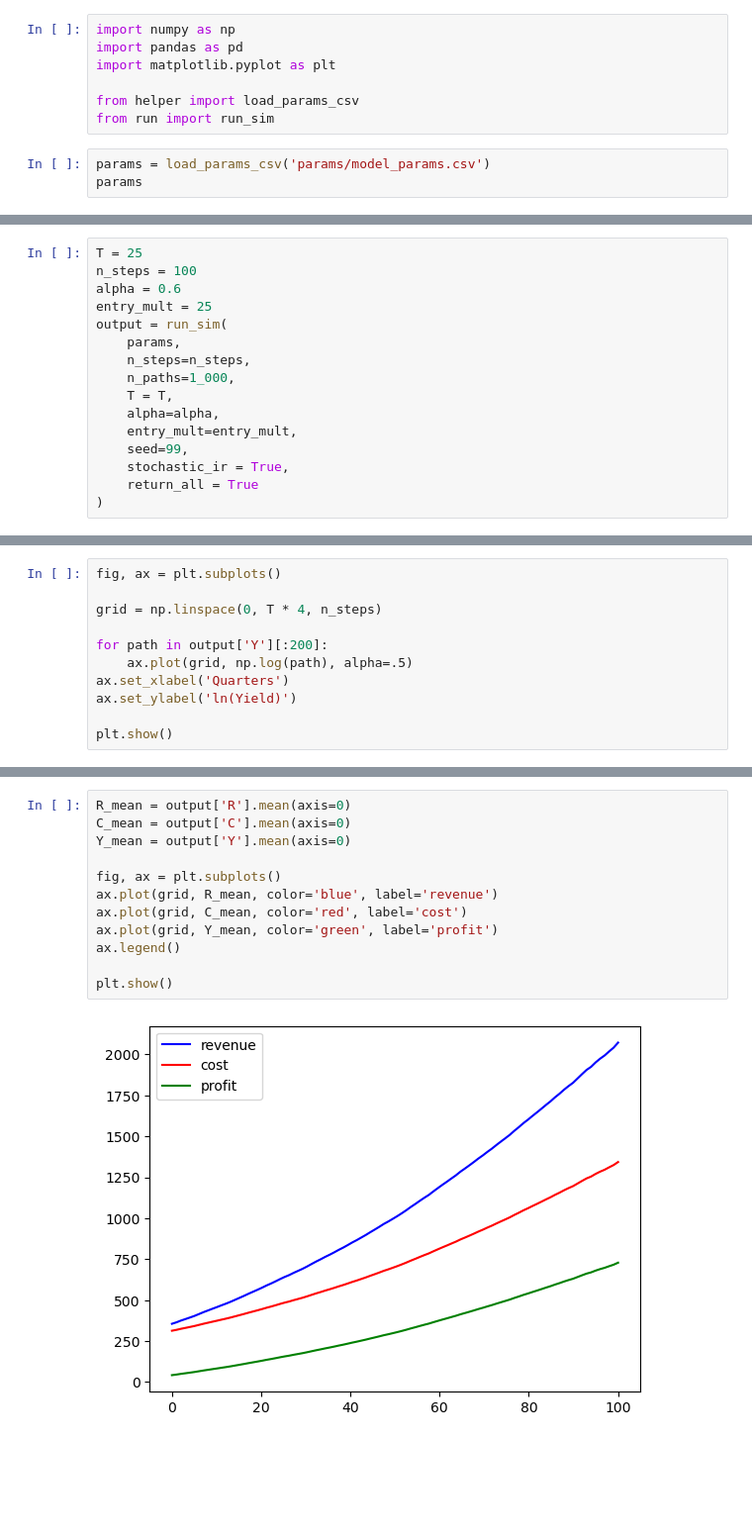
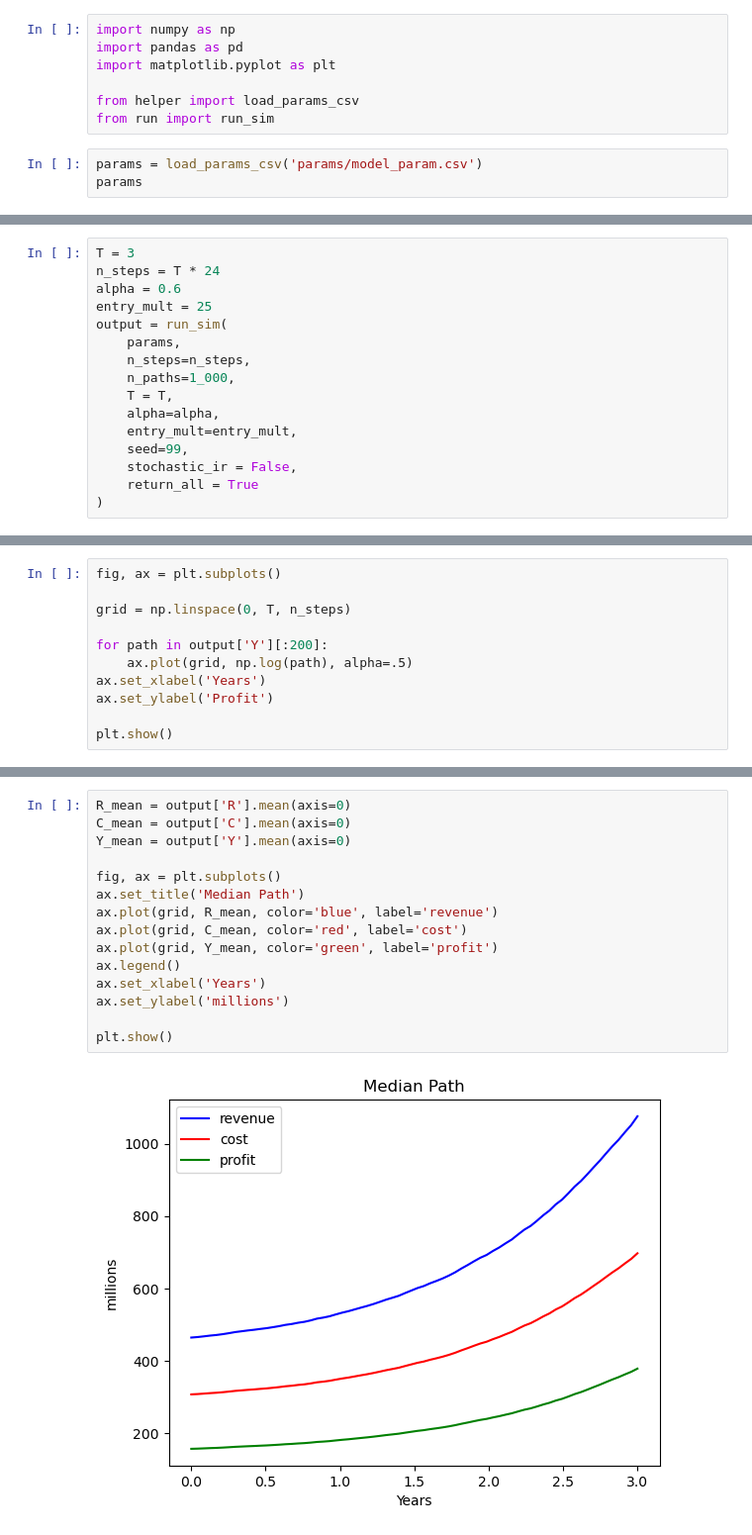
Before and after one commit to dolyasergey/master-thesis, a Jupyter notebook: LBO Simulation.ipynb, the cells around one changed output, grey strips where cells are left out. Shown at 99% size. Cells and saved outputs as stored; diff of their text form; blank space fills up the shorter version.

```diff
--- a/LBO Simulation.ipynb
+++ b/LBO Simulation.ipynb
@@ -6,6 +6,6 @@ import matplotlib.pyplot as plt
 from helper import load_params_csv
 from run import run_sim
 # %%
-params = load_params_csv('params/model_params.csv')
+params = load_params_csv('params/model_param.csv')
 params
 # %% [output]
@@ -30,6 +25,6 @@ params
 # %%
-T = 25
-n_steps = 100
+T = 3
+n_steps = T * 24
 alpha = 0.6
 entry_mult = 25
 output = run_sim(
@@ -40,7 +35,7 @@ output = run_sim(
     alpha=alpha,
     entry_mult=entry_mult,
     seed=99,
-    stochastic_ir = True,
+    stochastic_ir = False,
     return_all = True
 )
 # %%
@@ -63,12 +58,12 @@ plt.show()
 # %%
 fig, ax = plt.subplots()
 
-grid = np.linspace(0, T * 4, n_steps)
+grid = np.linspace(0, T, n_steps)
 
 for path in output['Y'][:200]:
     ax.plot(grid, np.log(path), alpha=.5)
-ax.set_xlabel('Quarters')
-ax.set_ylabel('ln(Yield)')
+ax.set_xlabel('Years')
+ax.set_ylabel('Profit')
 
 plt.show()
 # %% [output]
@@ -76,17 +71,20 @@ plt.show()
 # %%
 R_mean = output['R'].mean(axis=0)
 C_mean = output['C'].mean(axis=0)
 Y_mean = output['Y'].mean(axis=0)
 
 fig, ax = plt.subplots()
+ax.set_title('Median Path')
 ax.plot(grid, R_mean, color='blue', label='revenue')
 ax.plot(grid, C_mean, color='red', label='cost')
 ax.plot(grid, Y_mean, color='green', label='profit')
 ax.legend()
+ax.set_xlabel('Years')
+ax.set_ylabel('millions')
 
 plt.show()
 # %% [output]
-[figure, old version]
+[figure, new version]
 # %%
 default_rate = output['defaulted'][:, -1].mean()
 default_rate
```
Also changed, not shown: parts of 8 cells of this notebook, 13 other files.
